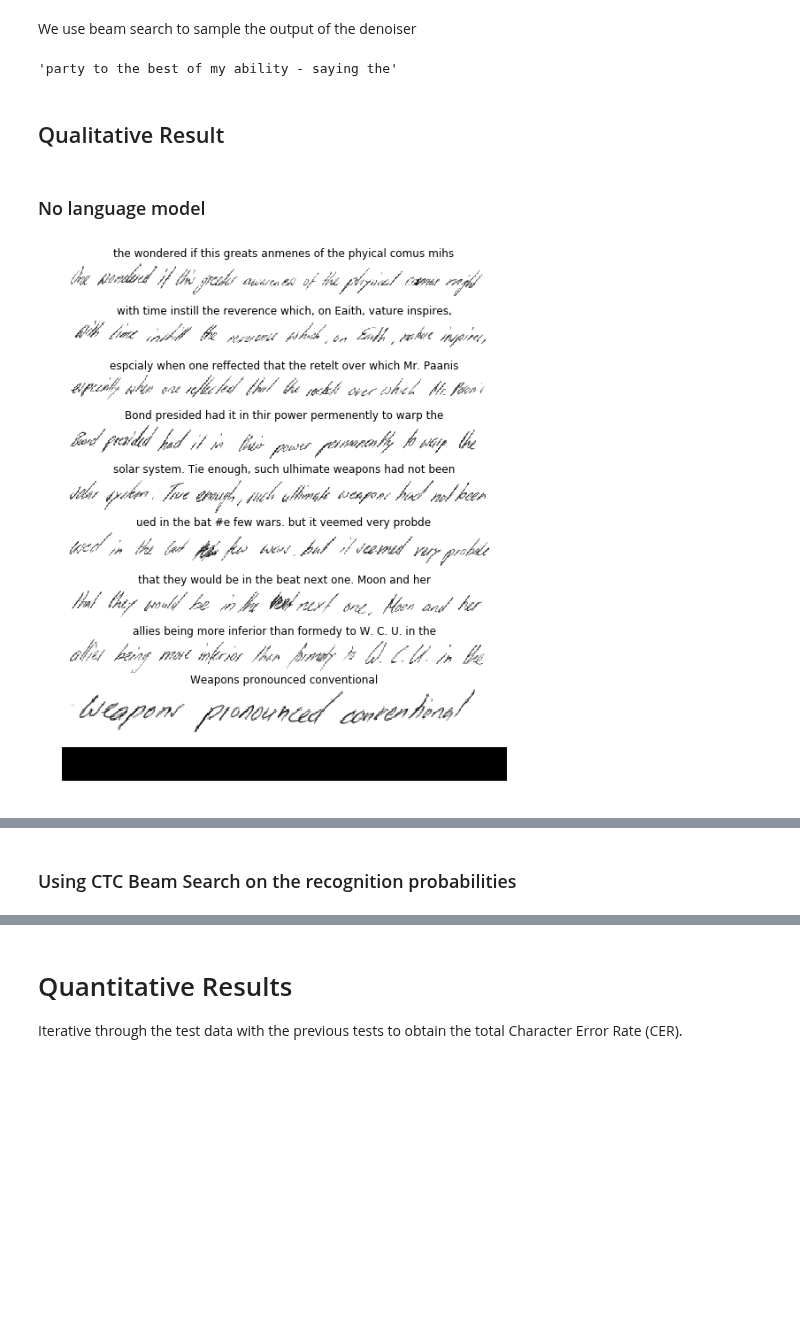
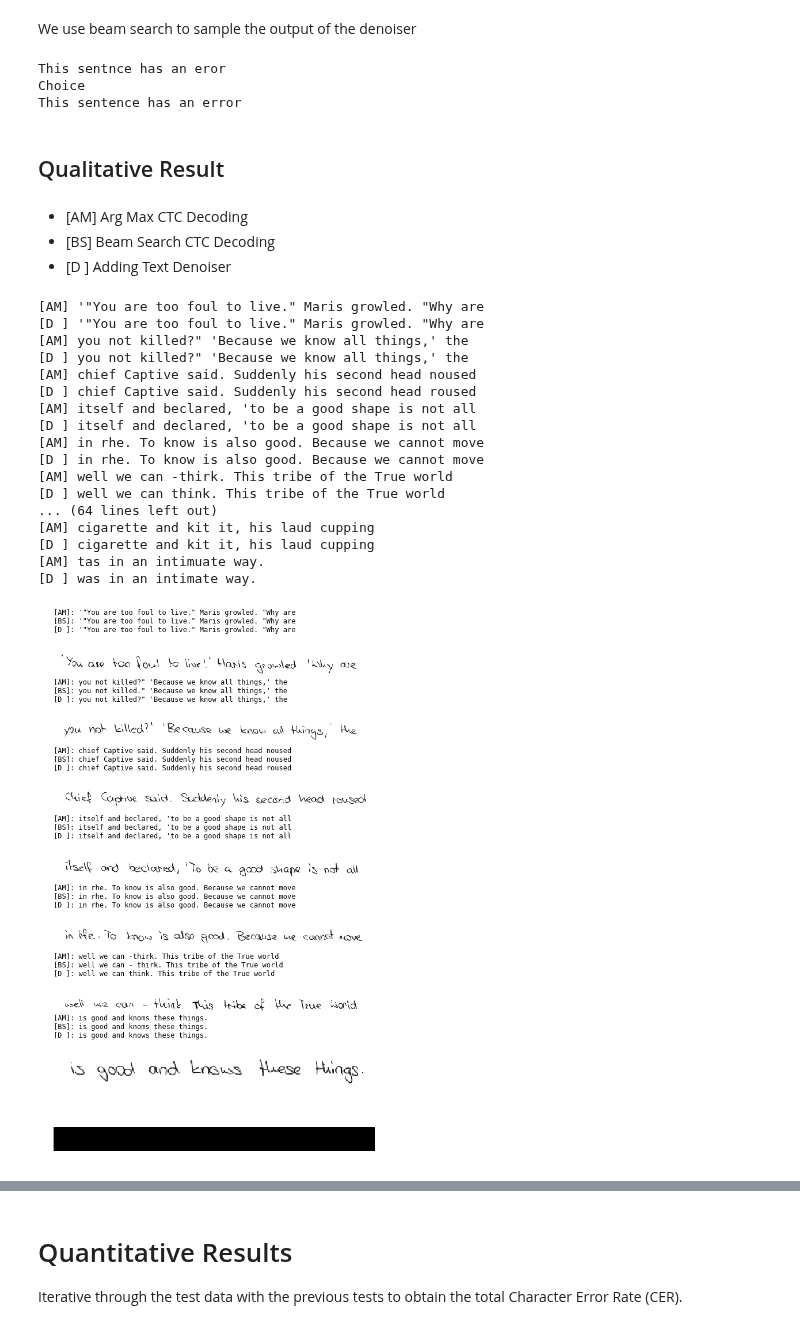
Before and after one commit to awslabs/handwritten-text-recognition-for-apache-mxnet, a Jupyter notebook: 0_handwriting_ocr.ipynb, the cells around one changed output, grey strips where cells are left out. Cells and saved outputs as stored; diff of their text form; code cells hidden in the pictures; blank space fills up the shorter version.

Commit message:
Update with denoiser

```diff
--- a/0_handwriting_ocr.ipynb
+++ b/0_handwriting_ocr.ipynb
@@ -177,7 +178,7 @@ Given each line of text, predict a string of the handwritten text. This network
 # %%
 handwriting_line_recognition_net = HandwritingRecognitionNet(rnn_hidden_states=512,
                                                              rnn_layers=2, ctx=ctx, max_seq_len=160)
-handwriting_line_recognition_net.load_parameters("model_checkpoint/handwriting.params", ctx=ctx)
+handwriting_line_recognition_net.load_parameters("models/handwriting_line8.params", ctx=ctx)
 handwriting_line_recognition_net.hybridize()
 # %%
 line_image_size = (60, 800)
@@ -210,7 +211,7 @@ We use a seq2seq denoiser to translate noisy input to better output
 # %%
 FEATURE_LEN = 150
 denoiser = Denoiser(alphabet_size=len(ALPHABET), max_src_length=FEATURE_LEN, max_tgt_length=FEATURE_LEN, num_heads=16, embed_size=256, num_layers=2)
-denoiser.load_parameters('model_checkpoint/denoiser_highhead_2.params', ctx=ctx)
+denoiser.load_parameters('models/denoiser2.params', ctx=ctx)
 # %%
 denoiser.hybridize(static_alloc=True)
 # %% [markdown]
@@ -295,6 +327,9 @@ def generate_sequences(sampler, inputs, begin_states, sentence, language_model):
 # %%
-def get_denoised(prob):
-    text = get_arg_max(prob)
+def get_denoised(prob, ctc_bs=False):
+    if ctc_bs: # Using ctc beam search before denoising yields only limited improvements a is very slow
+        text = get_beam_search(prob)
+    else:
+        text = get_arg_max(prob)
     src_seq, src_valid_length = encode_char(text)
     src_seq = mx.nd.array([src_seq], ctx=ctx)
     src_valid_length = mx.nd.array(src_valid_length, ctx=ctx)
@@ -303,10 +338,9 @@ def get_denoised(prob):
                                                       encoder_valid_length=src_valid_length)
     inputs = mx.nd.full(shape=(1,), ctx=src_seq.context, dtype=np.float32, val=BOS)
     output = generate_sequences(beam_sampler, inputs, states, text, language_model)
-    print(output)
     return output.strip()
 # %%
-sentence = "party to the bert of may ability - saying the"
+sentence = "This sentnce has an eror"
 src_seq, src_valid_length = encode_char(sentence)
 src_seq = mx.nd.array([src_seq], ctx=ctx)
 src_valid_length = mx.nd.array(src_valid_length, ctx=ctx)
@@ -314,25 +348,52 @@ encoder_outputs, _ = denoiser.encode(src_seq, valid_length=src_valid_length)
 states = denoiser.decoder.init_state_from_encoder(encoder_outputs,
                                                   encoder_valid_length=src_valid_length)
 inputs = mx.nd.full(shape=(1,), ctx=src_seq.context, dtype=np.float32, val=BOS)
-generate_sequences(beam_sampler, inputs, states, sentence, language_model)
+print(sentence)
+print("Choice")
+print(generate_sequences(beam_sampler, inputs, states, sentence, language_model))
 # %% [output]
-'party to the best of my ability - saying the'
+This sentnce has an eror
+Choice
+This sentence has an error
 # %% [markdown]
 ## Qualitative Result
-# %% [markdown]
-### No language model
+# %% [markdown]
+- [AM] Arg Max CTC Decoding
+- [BS] Beam Search CTC Decoding
+- [D ] Adding Text Denoiser
 # %%
 for i, form_character_probs in enumerate(character_probs):
     fig, axs = plt.subplots(len(form_character_probs) + 1,
-                            figsize=(9, int(1 + 1.2 * len(form_character_probs))))
+                            figsize=(10, int(1 + 2.3 * len(form_character_probs))))
     for j, line_character_probs in enumerate(form_character_probs):
-        decoded_line = get_arg_max(line_character_probs)
+        decoded_line_am = get_arg_max(line_character_probs)
+        print("[AM]",decoded_line_am)
+        decoded_line_bs = get_beam_search(line_character_probs)
+        decoded_line_denoiser = get_denoised(line_character_probs, ctc_bs=False)
+        print("[D ]",decoded_line_denoiser)
+
         line_image = line_images_array[i][j]
         axs[j].imshow(line_image.squeeze(), cmap='Greys_r')
-        axs[j].imshow(line_image.squeeze(), cmap='Greys_r')
-        axs[j].set_title("{}".format(decoded_line))
+        axs[j].set_title("[AM]: {}\n[BS]: {}\n[D ]: {}\n\n".format(decoded_line_am, decoded_line_bs, decoded_line_denoiser), fontdict={"horizontalalignment":"left", "family":"monospace"}, x=0)
         axs[j].axis('off')
     axs[-1].imshow(np.zeros(shape=line_image_size), cmap='Greys_r')
     axs[-1].axis('off')
 # %% [output]
+[AM] '"You are too foul to live." Maris growled. "Why are
+[D ] '"You are too foul to live." Maris growled. "Why are
+[AM] you not killed?" 'Because we know all things,' the
+[D ] you not killed?" 'Because we know all things,' the
+[AM] chief Captive said. Suddenly his second head noused
+[D ] chief Captive said. Suddenly his second head roused
+[AM] itself and beclared, 'to be a good shape is not all
+[D ] itself and declared, 'to be a good shape is not all
+[AM] in rhe. To know is also good. Because we cannot move
+[D ] in rhe. To know is also good. Because we cannot move
+[AM] well we can -thirk. This tribe of the True world
+[D ] well we can think. This tribe of the True world
+... (64 lines left out)
+[AM] cigarette and kit it, his laud cupping
+[D ] cigarette and kit it, his laud cupping
+[AM] tas in an intimuate way.
+[D ] was in an intimate way.
-[figure, old version]
+[figure, new version]
@@ -342,2 +402,0 @@ for i, form_character_probs in enumerate(character_probs):
-# %% [markdown]
-### Using CTC Beam Search on the recognition probabilities
```
Also changed, not shown: parts of 22 cells of this notebook, 9 other files.
